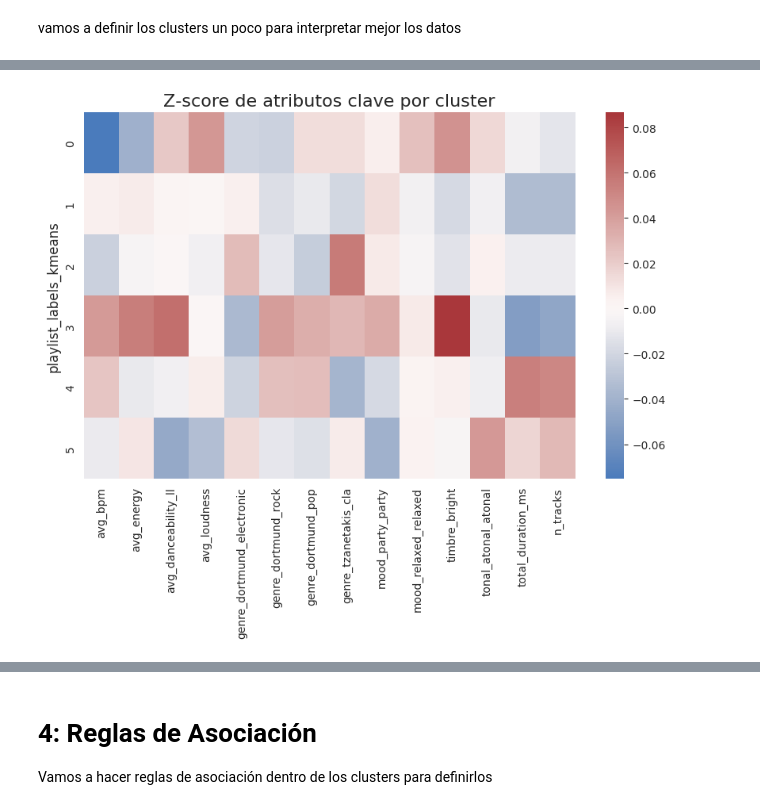
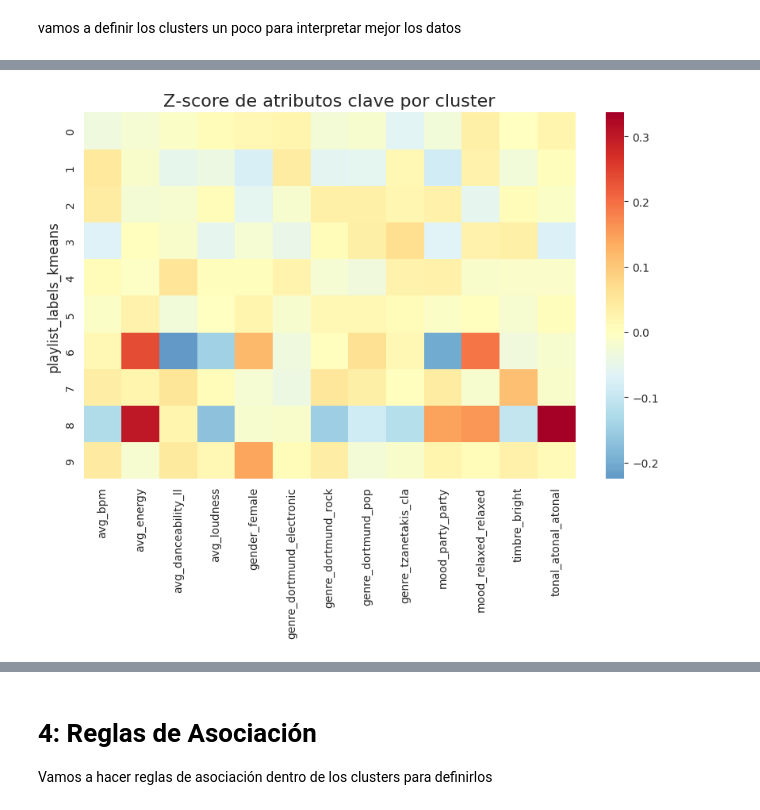
Before and after one commit to fabianlgomez/mpd-PlaylistSimilarity-unal, a Jupyter notebook: associationRules&Clustering.ipynb, the cells around one changed output, grey strips where cells are left out. Drawn from its saved outputs; the diff is of its cells as text; code cells hidden in the pictures.

```diff
--- a/associationRules&Clustering.ipynb
+++ b/associationRules&Clustering.ipynb
@@ -149,8 +147,8 @@ Shape de X_playlist_numeric (solo columnas numéricas): (8192, 2)
 # %% [markdown]
 ## 5.A.2 Algoritmos 2 y 3: DBSCAN y Agglomerative Clustering (reemplazado x MiniBatchKMeans)
 # %%
-# Basado en el gráfico, elegimos un valor para k (ej. k=6 donde la curva se aplana)
-OPTIMAL_K = 6
+# Basado en el gráfico, elegimos un valor para k (ej. k=9 donde la curva se aplana)
+OPTIMAL_K = 10
 kmeans = KMeans(n_clusters=OPTIMAL_K, random_state=42, n_init=10)
 # Usamos el DataFrame NUMÉRICO aquí también
 playlist_labels_kmeans = kmeans.fit_predict(X_playlist_numeric)
@@ -361,0 +346,13 @@ Etiquetas de K-Means añadidas a df_playlist.
+# %%
+df_playlist['playlist_labels_kmeans'] = playlist_labels_kmeans
+print("\nEtiquetas de K-Means añadidas a df_playlist.")
+
+if 'name_x' in df_playlist.columns:
+    # Renombra la columna 'name_x' a 'name'
+    df_playlist.rename(columns={'name_x': 'name'}, inplace=True)
+
+if 'name_y' in df_playlist.columns:
+    # Elimina la columna 'name_y'
+    df_playlist.drop("name_y", axis=1, inplace=True)
+
+df_playlist.head()
@@ -364,10 +406,9 @@ vamos a definir los clusters un poco para interpretar mejor los datos
 # %%
 # columnas que realmente quieres describir
-core = ['avg_bpm','avg_energy','avg_danceability_ll','avg_loudness',
+core = ['avg_bpm','avg_energy','avg_danceability_ll','avg_loudness',"gender_female",
         'genre_dortmund_electronic','genre_dortmund_rock','genre_dortmund_pop',
         'genre_tzanetakis_cla','mood_party_party','mood_relaxed_relaxed',
-        'timbre_bright','tonal_atonal_atonal',
-        'total_duration_ms','n_tracks']
+        'timbre_bright','tonal_atonal_atonal',]
 
 feat_df = df_playlist[core + ['playlist_labels_kmeans']]
 
@@ -392,4 +433,3 @@ summary_df = (pd.concat(summary, axis=1)
                 .rename_axis('feature')
                 .T.reset_index()
                 .rename(columns={'level_0':'cluster'}))
-print(summary_df)
@@ -414,9 +436,9 @@ feature  avg_danceability_ll  tonal_atonal_atonal   avg_bpm  avg_energy  \
 # %%
 import seaborn as sns, matplotlib.pyplot as plt
 
 plt.figure(figsize=(10,6))
-sns.heatmap(zcent[core], cmap='vlag', center=0, annot=False)
+sns.heatmap(zcent[core], cmap='RdYlBu_r', center=0, annot=False)
 plt.title("Z‑score de atributos clave por cluster")
 plt.show()
 # %% [output]
-[figure, old version]
+[figure, new version]
```
Also changed, not shown: parts of 19 cells of this notebook.
